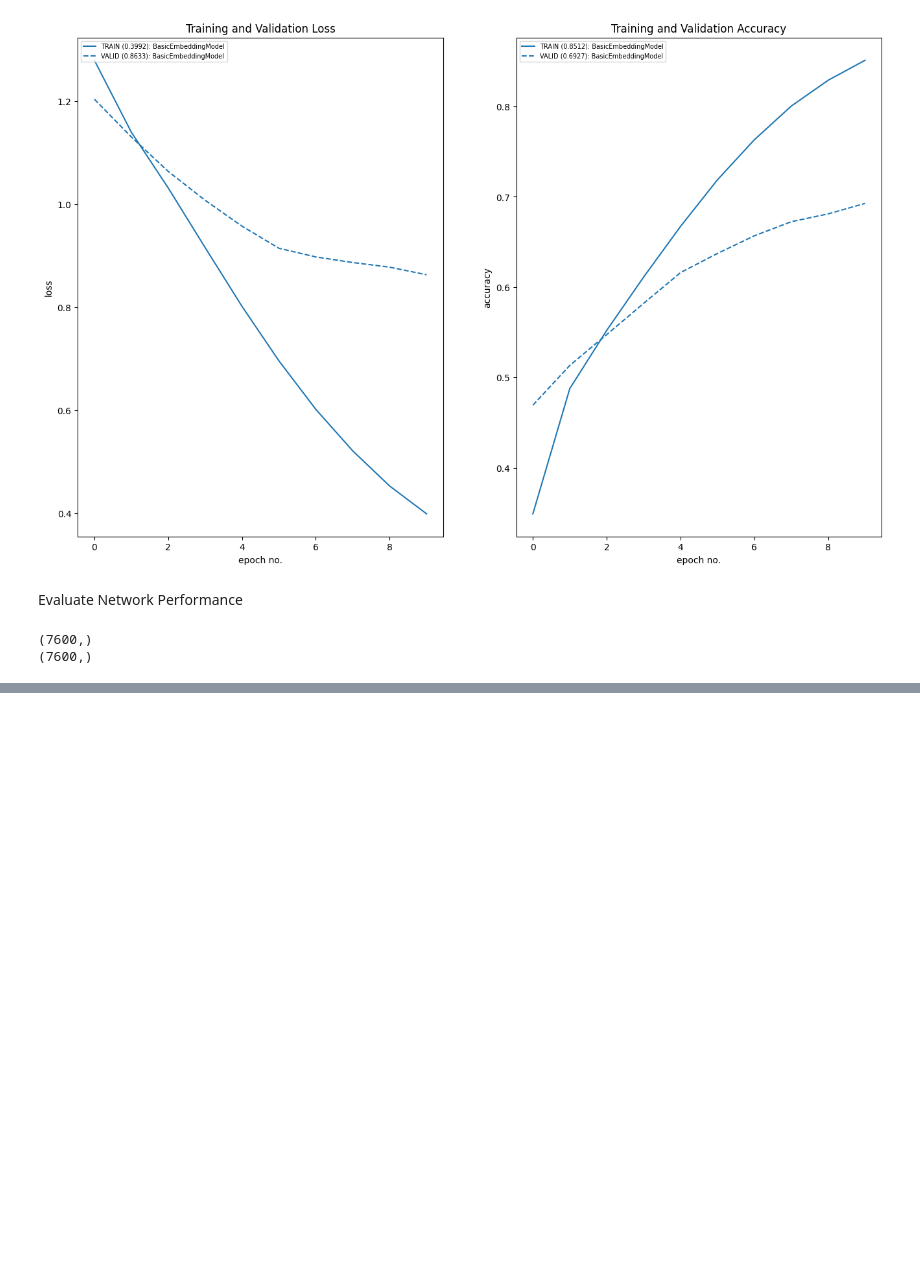
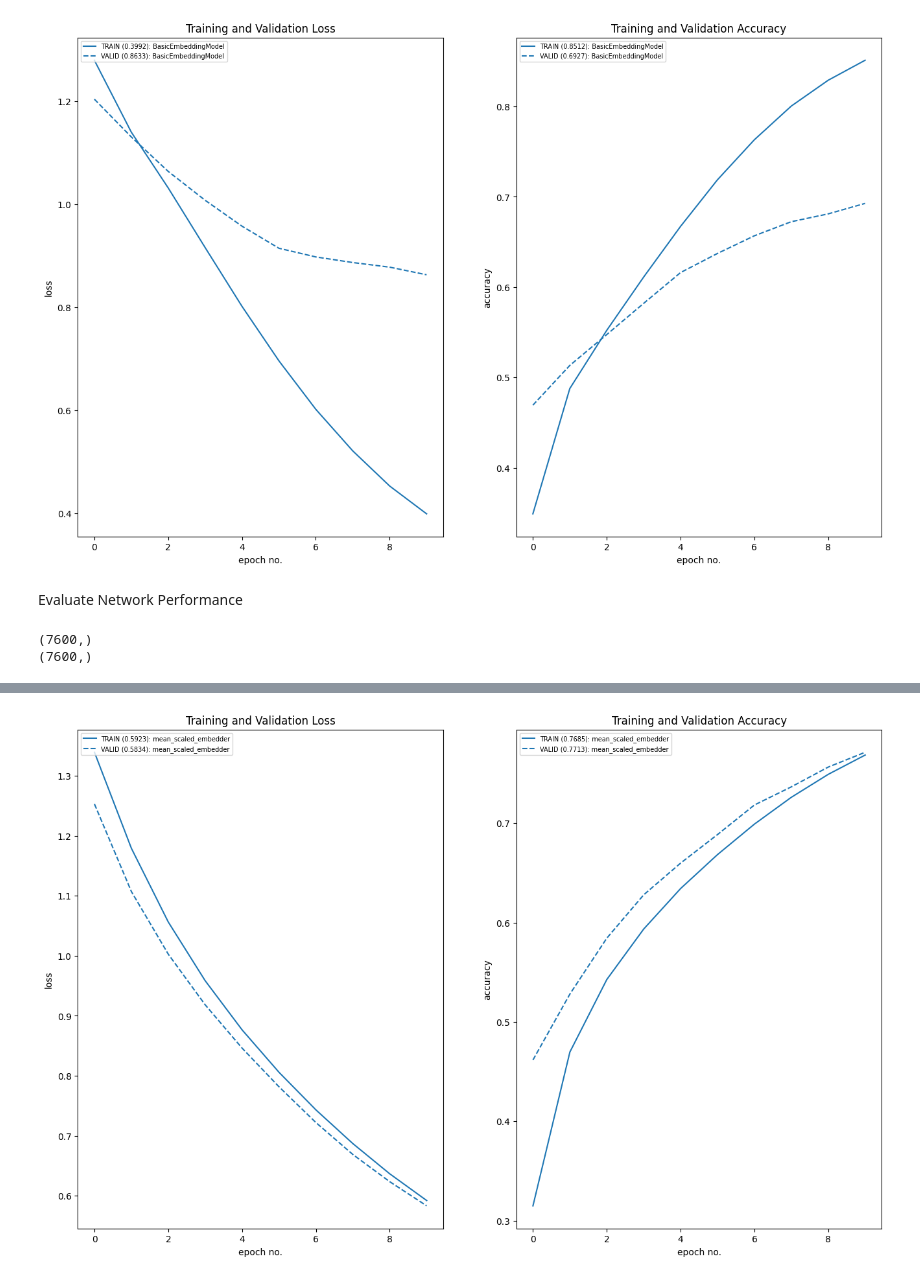
Before and after one commit to soutrik71/pytorch_classics, a Jupyter notebook: APTorch4.ipynb, the cells around one changed output, grey strips where cells are left out. Saved outputs shown, nothing was run; the diff lists cells and outputs as text; code cells hidden in the pictures; blank space fills up the shorter version.

```diff
--- a/APTorch4.ipynb
+++ b/APTorch4.ipynb
@@ -407,0 +589,18 @@ print(Y_preds.shape)
+# %%
+mean_scaled_embedder = MeanWordEmbeddingsClassifier(num_classes=4)
+# %%
+# driver setup
+optimizer = optim.Adam(mean_scaled_embedder.parameters(), lr=lr, weight_decay=1e-3)
+criterion = nn.CrossEntropyLoss()
+metric = MulticlassAccuracy(device = device, num_classes=10)
+# %%
+# Place holders----
+train_losses = []
+train_metrics = []
+test_losses = []
+test_metrics = []
+
+for epoch in range(0,epochs):
+  print(f'Epoch {epoch}')
+  train_losses, train_metrics = train_module(mean_scaled_embedder, device, train_loader, optimizer, criterion, metric, train_losses, train_metrics)
+  test_losses , test_metrics = test_module(mean_scaled_embedder, device, test_loader, criterion, metric, test_losses, test_metrics)
@@ -407,0 +618,12 @@ print(Y_preds.shape)
+# %%
+plot_loss_accuracy(train_loss= [train_losses],
+                   val_loss= [test_losses],
+                   train_acc= [train_metrics],
+                   val_acc= [test_metrics],
+                   labels=['mean_scaled_embedder'],
+                   colors=['blue'],
+                   loss_legend_loc='upper left',
+                   acc_legend_loc='upper left',
+                   legend_font=7)
+# %% [output]
+[figure, added]
```
Also changed, not shown: parts of 40 cells of this notebook.
